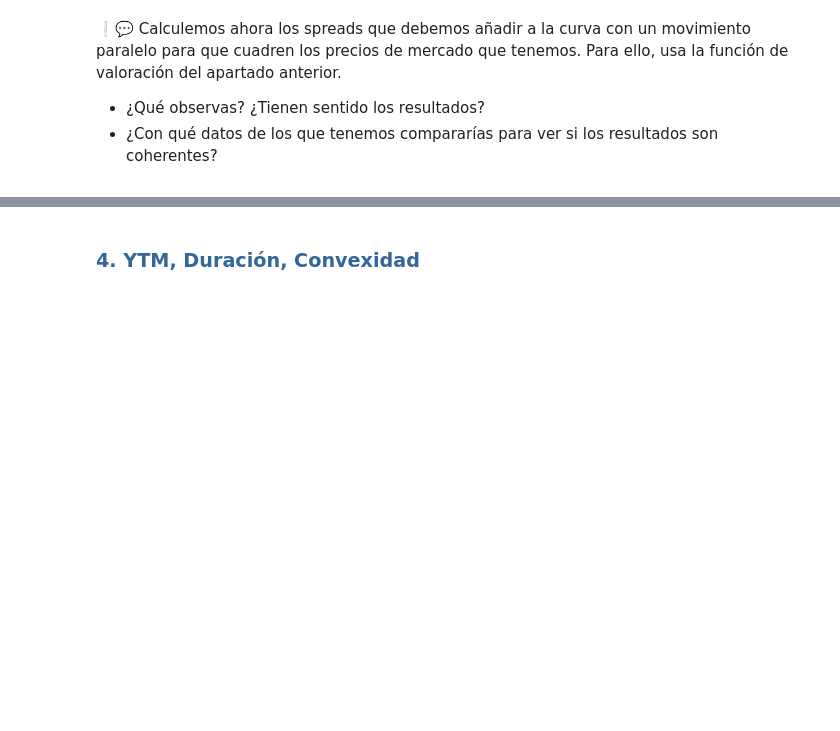
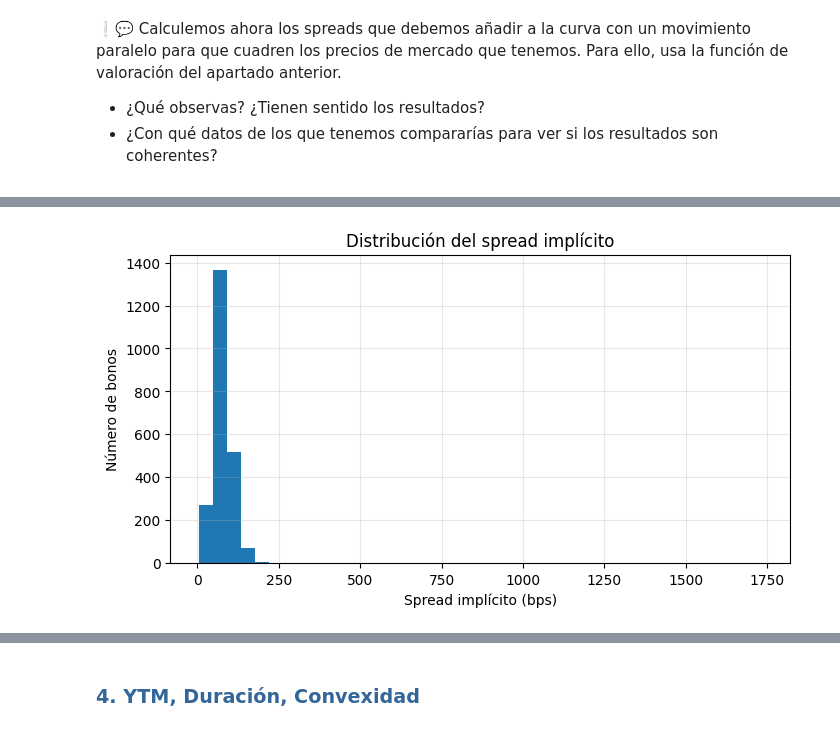
Before and after one commit to ALBERELVIS/Analisis-Cartera-De-Renta-Fija, a Jupyter notebook: src/TallerRF_AnálisisCartera_Enunciado.ipynb, the cells around one changed output, grey strips where cells are left out. Drawn from its saved outputs; the diff is of its cells as text; code cells hidden in the pictures; blank space fills up the shorter version.

```diff
--- a/src/TallerRF_AnálisisCartera_Enunciado.ipynb
+++ b/src/TallerRF_AnálisisCartera_Enunciado.ipynb
@@ -832,0 +1135,5 @@ if len(df_validos) > 0:
+# %%
+vivos["Spread_implicito_bps"] = vivos.apply(
+    lambda r: spread_implicito(r, fecha_analisis, curva_work),
+    axis=1
+)
@@ -832,0 +1156,10 @@ if len(df_validos) > 0:
+# %%
+plt.figure(figsize=(8,4))
+plt.hist(vivos["Spread_implicito_bps"].dropna(), bins=40)
+plt.xlabel("Spread implícito (bps)")
+plt.ylabel("Número de bonos")
+plt.title("Distribución del spread implícito")
+plt.grid(alpha=0.3)
+plt.show()
+# %% [output]
+[figure, added]
```
Also changed, not shown: parts of 22 cells of this notebook.
